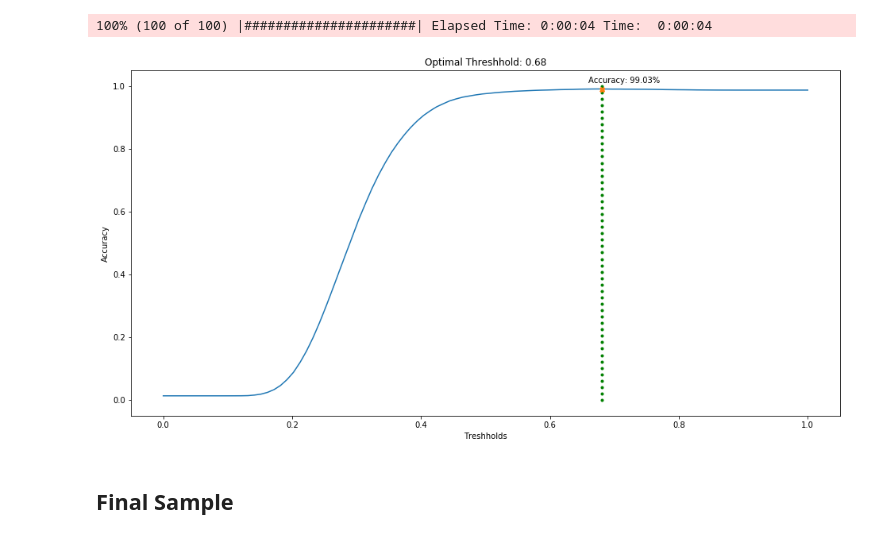
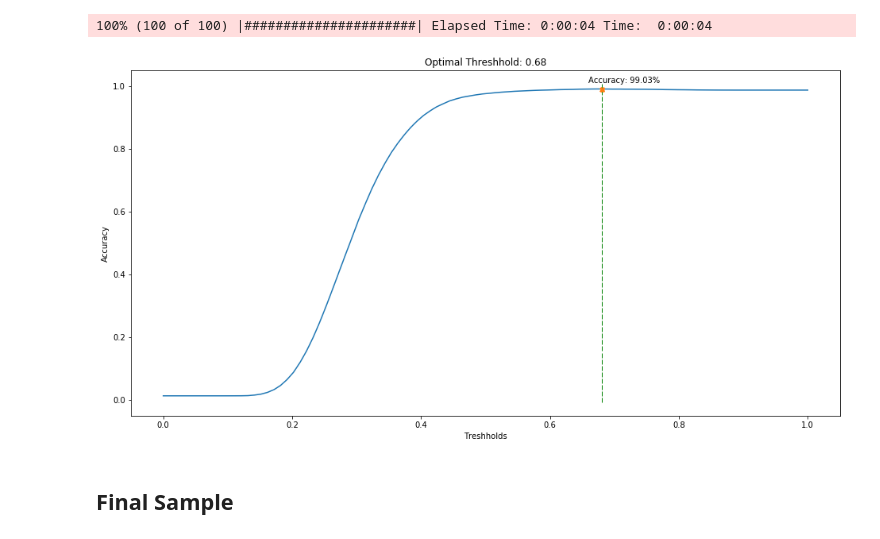
Before and after one commit to xrhd/Compare-Handwritten-Signatures-using-VGG19, a Jupyter notebook: signatures_similarity.ipynb, the cells around one changed output. Saved outputs shown, nothing was run; the diff lists cells and outputs as text; code cells hidden in the pictures.

Commit message:
better plots

```diff
--- a/signatures_similarity.ipynb
+++ b/signatures_similarity.ipynb
@@ -179,17 +179,17 @@ minimum_loss = np.around(max(y), 4) # minimaumloss represents the maxmum accurac
 # %%
 plt.figure(figsize=(16,8))
 plt.title(f'Optimal Threshhold: {optimal_threshhold}')
 
 plt.plot(x,y)
-plt.plot([optimal_threshhold]*50, np.linspace(0,1), '.g')
+plt.plot([optimal_threshhold]*50, np.linspace(0,1), '|g')
 plt.plot(optimal_threshhold, minimum_loss, 'X', )
 plt.annotate(f'Accuracy: {minimum_loss*100}%', xy=(optimal_threshhold, minimum_loss), xytext=(optimal_threshhold-0.02, 1.01))
 
 plt.xlabel('Treshholds')
 plt.ylabel('Accuracy')
 plt.show()
 # %% [output]
-[figure, old version]
+[figure, new version]
 # %% [markdown]
 ## Final Sample
 # %%
```
